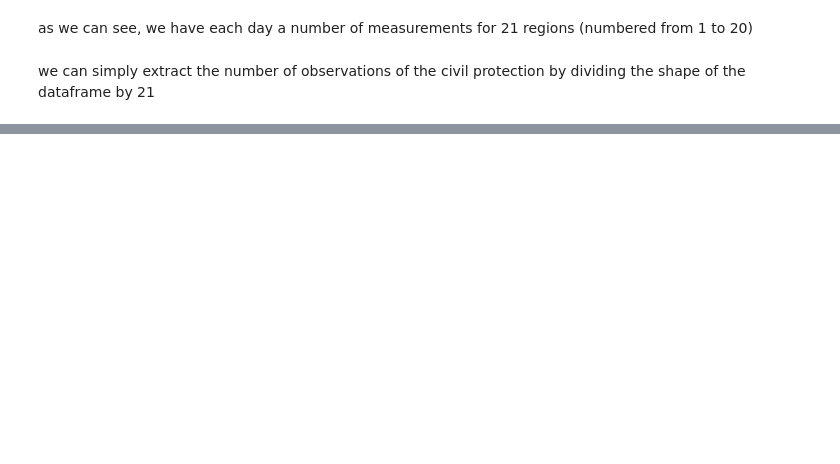
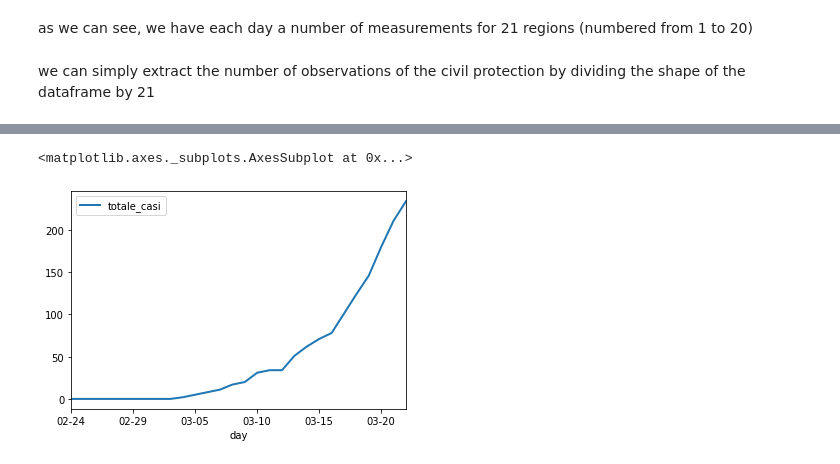
Before and after one commit to simonegiancola09/covid-19-Analysis, a Jupyter notebook: Covid.ipynb, the cells around one changed output, grey strips where cells are left out. Drawn from its saved outputs; the diff is of its cells as text; code cells hidden in the pictures; blank space fills up the shorter version.

```diff
--- a/Covid.ipynb
+++ b/Covid.ipynb
@@ -46,8 +67,18 @@ regioni.describe()
+# %%
+day=regioni.data.copy()
+import numpy as np
+day=np.array(day)
+for i in range(len(day)):
+    day[i]=day[i][5:10]
+    #Per estrarre mese e giorno prendiamo i caratteri dal 5 al 9 inclusi della feature "data"
+#day=pd.Series(day)
+#Non vedo l'utilità di renderlo Series, fammi sapere
+regioni.insert(0,column='day', value=day)
+
+#Hai evitato di mettere regioni["day"]=day per tenere questa feature al posto 0 vero?
 # %%
-day=regioni.data.copy()
-import numpy as np
+day=province.data.copy()
 day=np.array(day)
 for i in range(len(day)):
     day[i]=day[i][5:10]
-day=pd.Series(day)
-regioni.insert(0,column='day', value=day)
+province.insert(0,column='day', value=day)
@@ -57,6 +86,7 @@ ValueError: cannot insert day, already exists
 then we drop the 'data' & 'stato' column which are now useless
 # %%
 regioni=regioni.drop(['data','stato'],axis=1)
+province=province.drop(['data','stato'],axis=1)
 # %% [markdown]
 now we try to create a dataframe/dictionary which combines values of codice_regione with values of denominazione_regione
 # %% [markdown]
@@ -147,0 +273,15 @@ Ven
+# %%
+def get_provincia(name, df=province):
+    df_copy=df.copy()
+    dati_provincia = df_copy.loc[df_copy['denominazione_provincia'] == name]
+    dati_provincia.drop(["codice_regione", "denominazione_regione", "lat", "long", "denominazione_provincia", "sigla_provincia", "codice_provincia"], axis=1, inplace=True)
+    dati_provincia=dati_provincia.reset_index(drop=True)
+    return dati_provincia
+pisa=get_provincia("Pisa")
+pisa.set_index("day", inplace=True)
+# %%
+import matplotlib.pyplot as plt
+pisa.plot(linewidth=2)
+# %% [output]
+<matplotlib.axes._subplots.AxesSubplot at 0x...>
+[figure, added]
```
Also changed, not shown: parts of 20 cells of this notebook.
